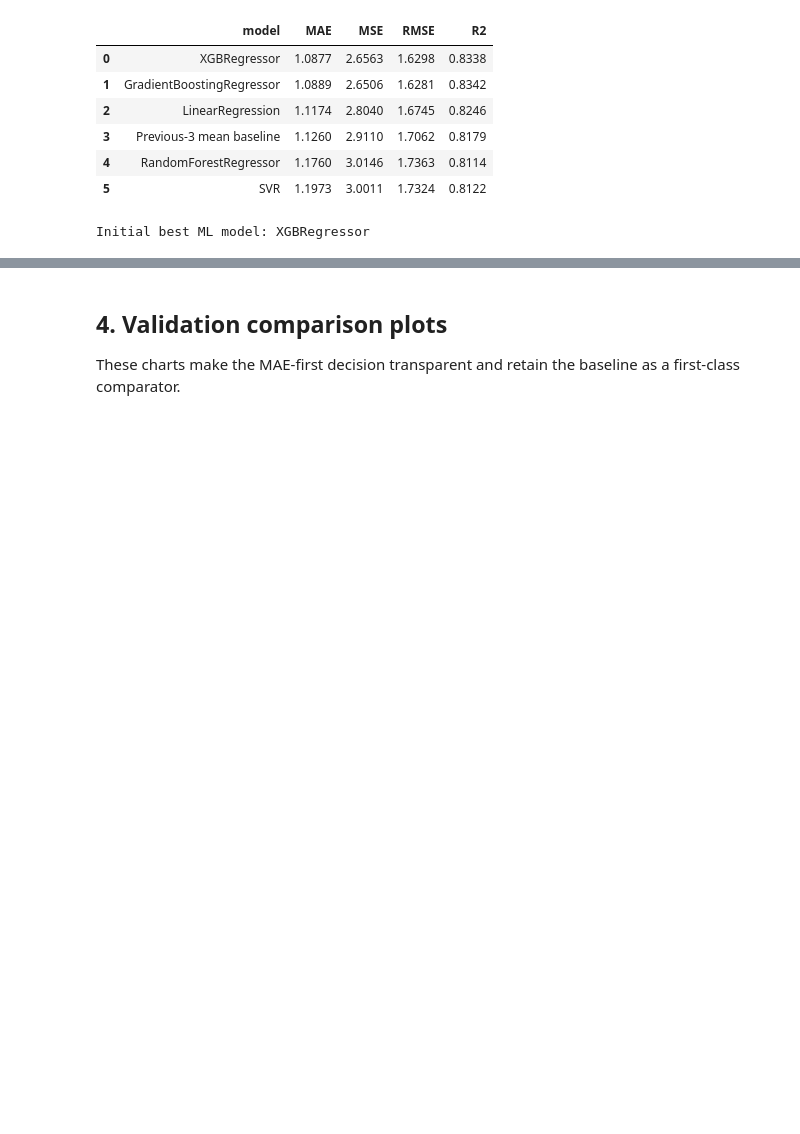
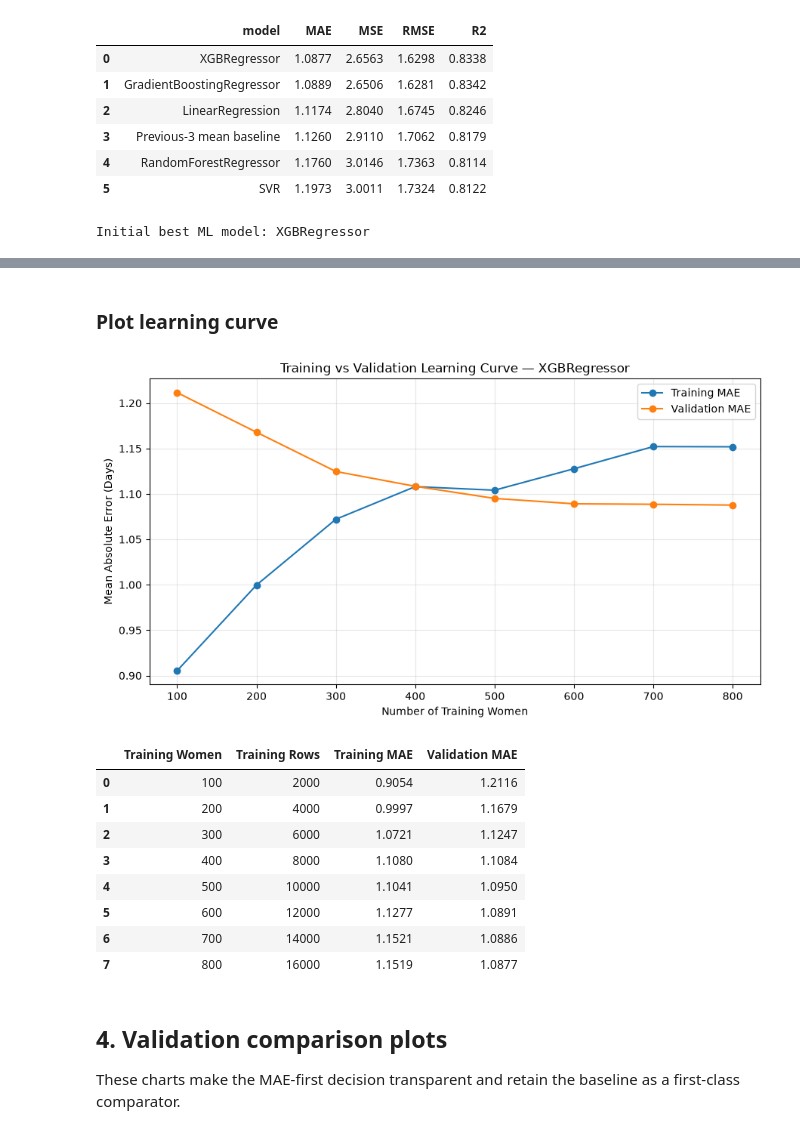
Before and after one commit to STRANGER-93/NAVYA_MODEL_2, a Jupyter notebook: notebooks/04_Model_Training.ipynb, the cells around one changed output, grey strips where cells are left out. Saved outputs shown, nothing was run; the diff lists cells and outputs as text; code cells hidden in the pictures; blank space fills up the shorter version.

Commit message:
training and validation curve

```diff
--- a/notebooks/04_Model_Training.ipynb
+++ b/notebooks/04_Model_Training.ipynb
@@ -158,3 +212,59 @@ Initial best ML model: XGBRegressor
+# %% [markdown]
+### Plot learning curve
+# %%
+# ------------------------------------------------------------
+# Plot learning curve
+# ------------------------------------------------------------
+
+plt.figure(figsize=(9, 5))
+
+plt.plot(
+    training_women_sizes,
+    train_mae_scores,
+    marker="o",
+    label="Training MAE"
+)
+
+plt.plot(
+    training_women_sizes,
+    val_mae_scores,
+    marker="o",
+    label="Validation MAE"
+)
+
+plt.xlabel("Number of Training Women")
+plt.ylabel("Mean Absolute Error (Days)")
+plt.title(f"Training vs Validation Learning Curve — {best_initial_model}")
+
+plt.grid(alpha=0.3)
+plt.legend()
+plt.tight_layout()
+
+plt.show()
+
+# ------------------------------------------------------------
+# Display numerical results
+# ------------------------------------------------------------
+
+learning_curve_results = pd.DataFrame({
+    "Training Women": training_women_sizes,
+    "Training Rows": [n * 20 for n in training_women_sizes],
+    "Training MAE": train_mae_scores,
+    "Validation MAE": val_mae_scores,
+})
+
+display(learning_curve_results.round(4))
+# %% [output]
+[figure, added]
+|  | Training Women | Training Rows | Training MAE | Validation MAE |
+| 0 | 100 | 2000 | 0.9054 | 1.2116 |
+| 1 | 200 | 4000 | 0.9997 | 1.1679 |
+| 2 | 300 | 6000 | 1.0721 | 1.1247 |
+| 3 | 400 | 8000 | 1.1080 | 1.1084 |
+| 4 | 500 | 10000 | 1.1041 | 1.0950 |
+| 5 | 600 | 12000 | 1.1277 | 1.0891 |
+| 6 | 700 | 14000 | 1.1521 | 1.0886 |
+| 7 | 800 | 16000 | 1.1519 | 1.0877 |
 # %% [markdown]
 ## 4. Validation comparison plots
 
```
Also changed, not shown: parts of 2 cells of this notebook.
